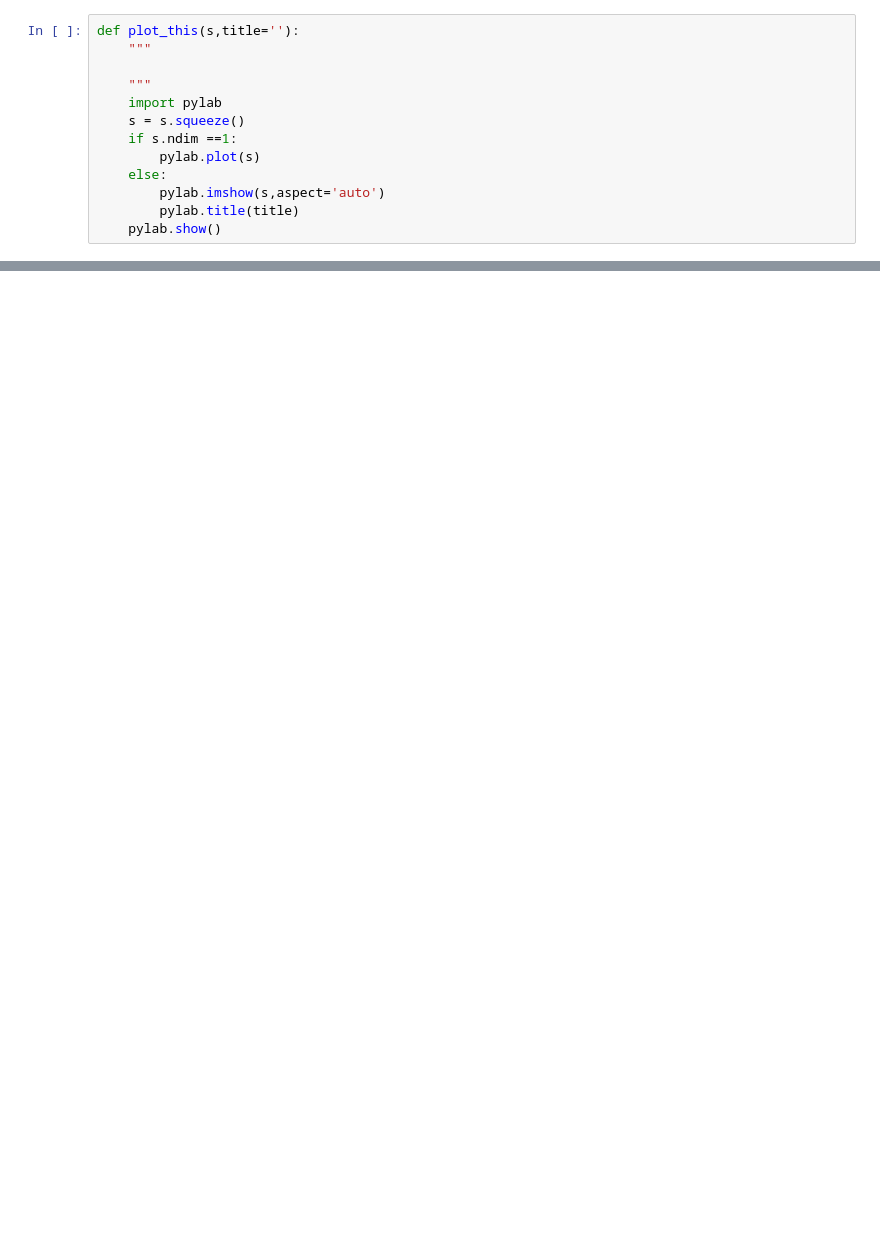
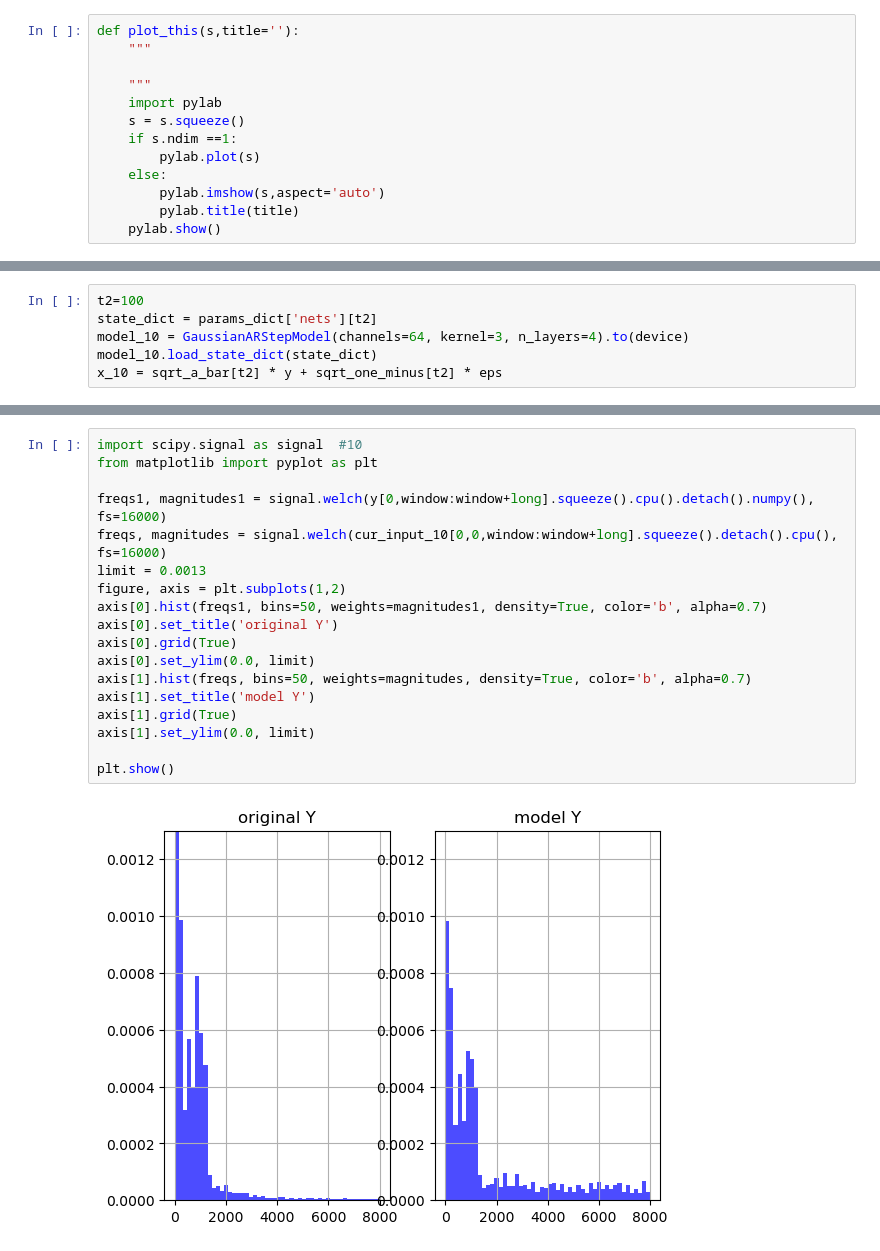
Before and after one commit to ephiephi/Undiff, a Jupyter notebook: 20_check_exp_p.ipynb, the cells around one changed output, grey strips where cells are left out. Saved outputs shown, nothing was run; the diff lists cells and outputs as text; blank space fills up the shorter version.

```diff
--- a/20_check_exp_p.ipynb
+++ b/20_check_exp_p.ipynb
@@ -39,0 +86,6 @@ plot_this(wav_3[:,:16000], title="3")
+# %%
+t2=100
+state_dict = params_dict['nets'][t2]
+model_10 = GaussianARStepModel(channels=64, kernel=3, n_layers=4).to(device)
+model_10.load_state_dict(state_dict)
+x_10 = sqrt_a_bar[t2] * y + sqrt_one_minus[t2] * eps
@@ -39,0 +150,20 @@ plot_this(wav_3[:,:16000], title="3")
+# %%
+import scipy.signal as signal  #10
+from matplotlib import pyplot as plt
+
+freqs1, magnitudes1 = signal.welch(y[0,window:window+long].squeeze().cpu().detach().numpy(), fs=16000)
+freqs, magnitudes = signal.welch(cur_input_10[0,0,window:window+long].squeeze().detach().cpu(), fs=16000)
+limit = 0.0013
+figure, axis = plt.subplots(1,2)
+axis[0].hist(freqs1, bins=50, weights=magnitudes1, density=True, color='b', alpha=0.7)
+axis[0].set_title('original Y')
+axis[0].grid(True)
+axis[0].set_ylim(0.0, limit)
+axis[1].hist(freqs, bins=50, weights=magnitudes, density=True, color='b', alpha=0.7)
+axis[1].set_title('model Y')
+axis[1].grid(True)
+axis[1].set_ylim(0.0, limit)
+
+plt.show()
+# %% [output]
+[figure, added]
```
Also changed, not shown: parts of 18 cells of this notebook, 17 other files.
